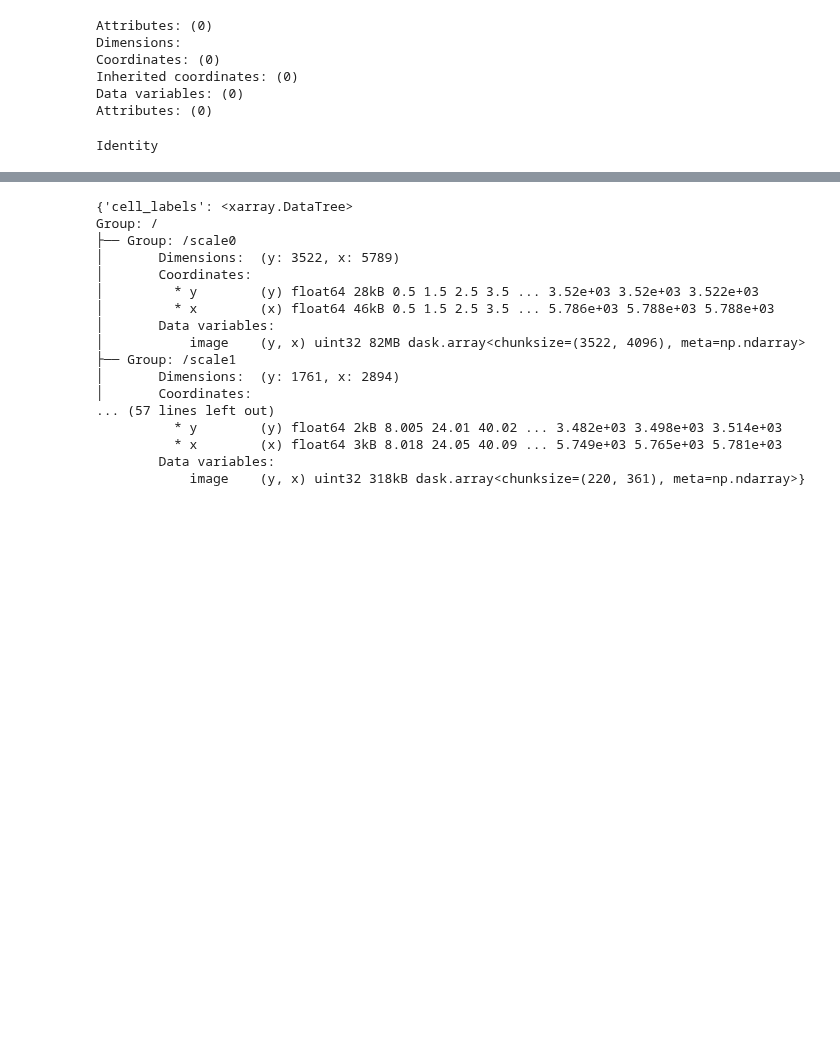
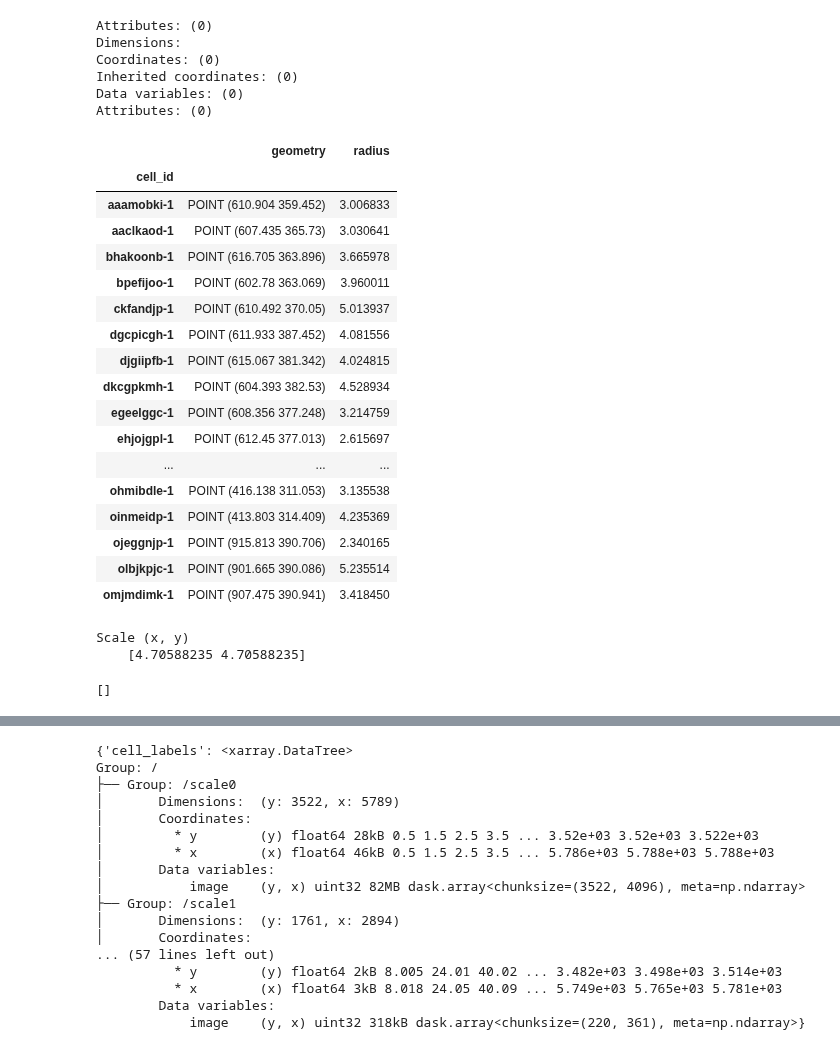
Before and after one commit to Taylor-CCB-Group/MDV, a Jupyter notebook: python/mdvtools/spatial/spatial_scratch.ipynb, the cells around one changed output, grey strips where cells are left out. Saved outputs shown, nothing was run; the diff lists cells and outputs as text; code cells hidden in the pictures; blank space fills up the shorter version.

```diff
--- a/python/mdvtools/spatial/spatial_scratch.ipynb
+++ b/python/mdvtools/spatial/spatial_scratch.ipynb
@@ -127,7 +231,33 @@ Coordinates: (0)
 Inherited coordinates: (0)
 Data variables: (0)
 Attributes: (0)
-# %%
-sd.transformations.get_transformation(image)
-# %% [output]
-Identity
+# %%
+sdata["cell_circles"]
+# %% [output]
+|  | geometry | radius |
+| cell_id |  |  |
+| aaamobki-1 | POINT (610.904 359.452) | 3.006833 |
+| aaclkaod-1 | POINT (607.435 365.73) | 3.030641 |
+| bhakoonb-1 | POINT (616.705 363.896) | 3.665978 |
+| bpefijoo-1 | POINT (602.78 363.069) | 3.960011 |
+| ckfandjp-1 | POINT (610.492 370.05) | 5.013937 |
+| dgcpicgh-1 | POINT (611.933 387.452) | 4.081556 |
+| djgiipfb-1 | POINT (615.067 381.342) | 4.024815 |
+| dkcgpkmh-1 | POINT (604.393 382.53) | 4.528934 |
+| egeelggc-1 | POINT (608.356 377.248) | 3.214759 |
+| ehjojgpl-1 | POINT (612.45 377.013) | 2.615697 |
+| ... | ... | ... |
+| ohmibdle-1 | POINT (416.138 311.053) | 3.135538 |
+| oinmeidp-1 | POINT (413.803 314.409) | 4.235369 |
+| ojeggnjp-1 | POINT (915.813 390.706) | 2.340165 |
+| olbjkpjc-1 | POINT (901.665 390.086) | 5.235514 |
+| omjmdimk-1 | POINT (907.475 390.941) | 3.418450 |
+# %%
+get_transformation(sdata["cell_circles"])
+# %% [output]
+Scale (x, y)
+    [4.70588235 4.70588235]
+# %%
+[f"{k[0]}: {get_transformation(mock_sdata[k[0]])}" for k in sdata.points.items()]
+# %% [output]
+[]
```
Also changed, not shown: parts of 29 cells of this notebook.
